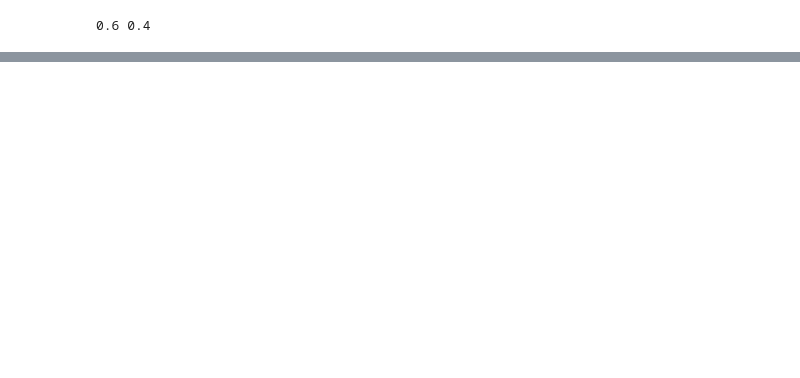
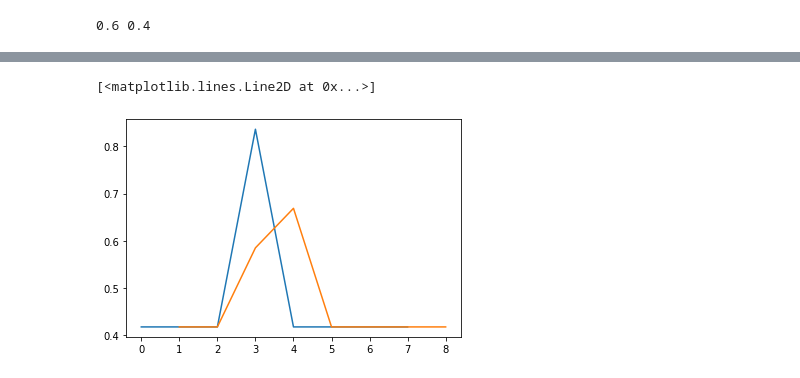
Before and after one commit to bgard1/Quantum-LBM, a Jupyter notebook: sriharsha/AdvectionDiffusion.ipynb, the cells around one changed output, grey strips where cells are left out. Saved outputs shown, nothing was run; the diff lists cells and outputs as text; code cells hidden in the pictures; blank space fills up the shorter version.

```diff
--- a/sriharsha/AdvectionDiffusion.ipynb
+++ b/sriharsha/AdvectionDiffusion.ipynb
@@ -154,5 +154,0 @@ $$
-# %%
-#####doing t timesteps
-t = 1
-for i in range(t):
-    tensored = tensored.evolve(qc)
@@ -166,0 +170,14 @@ $$
+# %%
+##do macros classicaly when circuit ends with RL gates
+tmpx = np.array(normSV)[::2]
+tmpy = np.array(sv)[1::2]
+def read(ar):
+    new = []
+    for i in range(8):
+        new.append(ar[i]+ar[i+8])
+    return new
+plt.plot(list(range(0,M,1)), read(tmpx)[::1])
+plt.plot(list(range(1,M+1,1)), read(tmpy)[::1])
+# %% [output]
+[<matplotlib.lines.Line2D at 0x...>]
+[figure, added]
```
Also changed, not shown: parts of 10 cells of this notebook.
